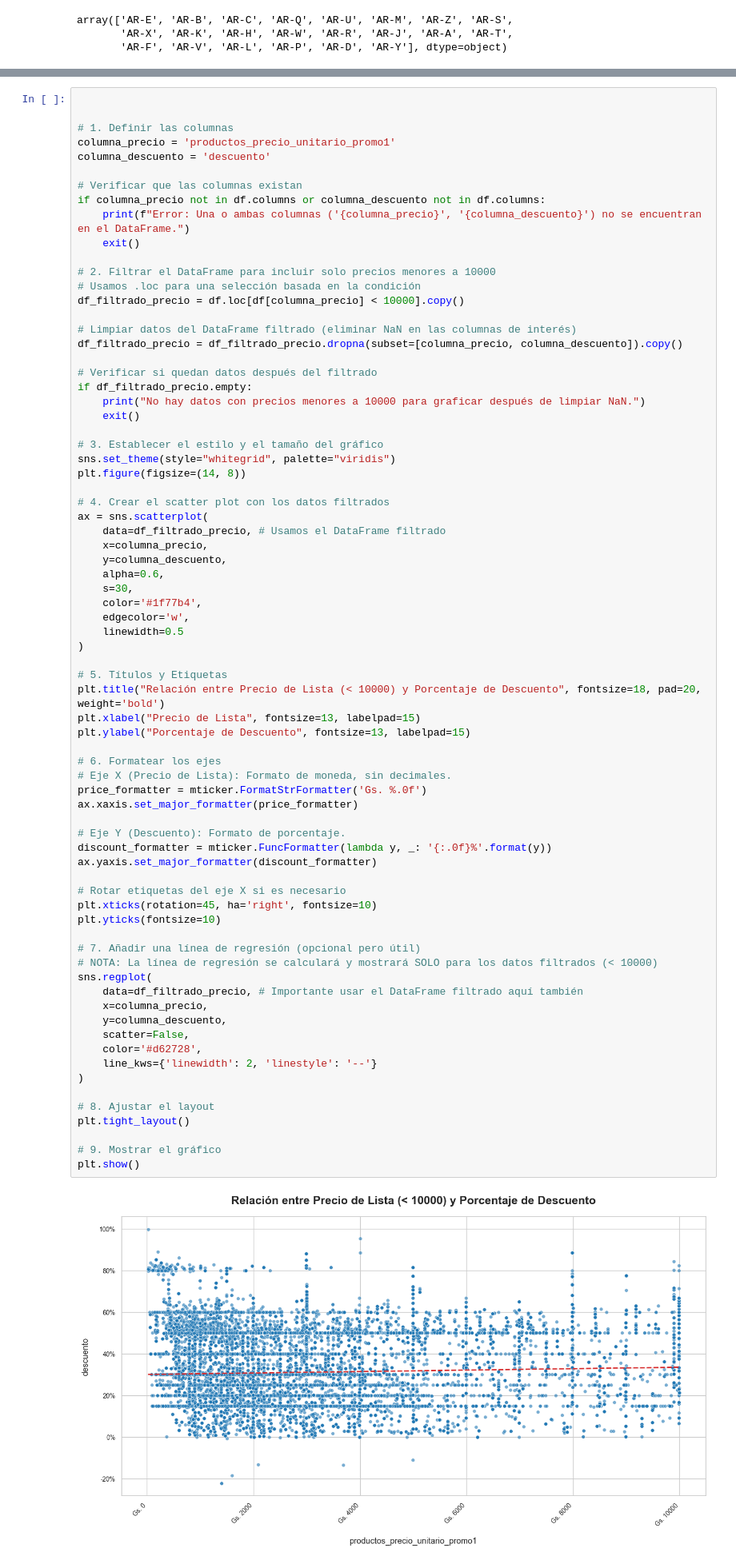
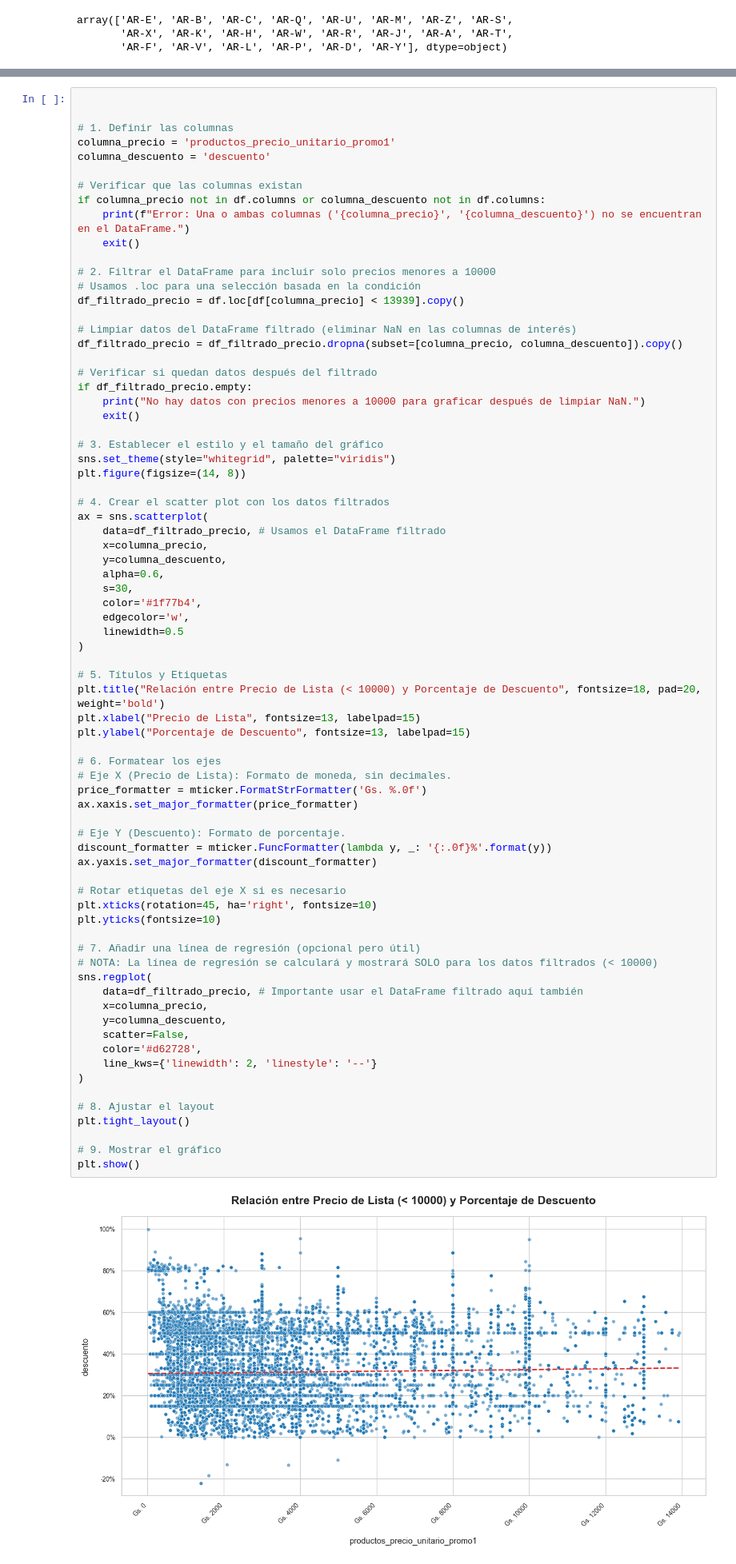
Before and after one commit to Nahuel-Otonelo/Analisis_de_datos, a Jupyter notebook: TP1_Analisis_de_datos.ipynb, the cells around one changed output, grey strips where cells are left out. Shown at 80% size. Saved outputs shown, nothing was run; the diff lists cells and outputs as text.

```diff
--- a/TP1_Analisis_de_datos.ipynb
+++ b/TP1_Analisis_de_datos.ipynb
@@ -1442,7 +1213,7 @@ if columna_precio not in df.columns or columna_descuento not in df.columns:
 
 # 2. Filtrar el DataFrame para incluir solo precios menores a 10000
 # Usamos .loc para una selección basada en la condición
-df_filtrado_precio = df.loc[df[columna_precio] < 10000].copy()
+df_filtrado_precio = df.loc[df[columna_precio] < 13939].copy()
 
 # Limpiar datos del DataFrame filtrado (eliminar NaN en las columnas de interés)
 df_filtrado_precio = df_filtrado_precio.dropna(subset=[columna_precio, columna_descuento]).copy()
@@ -1476,31 +1247,31 @@ plt.ylabel("Porcentaje de Descuento", fontsize=13, labelpad=15)
 # 6. Formatear los ejes
 # Eje X (Precio de Lista): Formato de moneda, sin decimales.
 price_formatter = mticker.FormatStrFormatter('Gs. %.0f')
 ax.xaxis.set_major_formatter(price_formatter)
 
 # Eje Y (Descuento): Formato de porcentaje.
 discount_formatter = mticker.FuncFormatter(lambda y, _: '{:.0f}%'.format(y))
 ax.yaxis.set_major_formatter(discount_formatter)
 
 # Rotar etiquetas del eje X si es necesario
 plt.xticks(rotation=45, ha='right', fontsize=10)
 plt.yticks(fontsize=10)
 
 # 7. Añadir una línea de regresión (opcional pero útil)
 # NOTA: La línea de regresión se calculará y mostrará SOLO para los datos filtrados (< 10000)
 sns.regplot(
     data=df_filtrado_precio, # Importante usar el DataFrame filtrado aquí también
     x=columna_precio,
     y=columna_descuento,
     scatter=False,
     color='#d62728',
     line_kws={'linewidth': 2, 'linestyle': '--'}
 )
 
 # 8. Ajustar el layout
 plt.tight_layout()
 
 # 9. Mostrar el gráfico
 plt.show()
 # %% [output]
-[figure, old version]
+[figure, new version]
```
Also changed, not shown: parts of 56 cells of this notebook.
